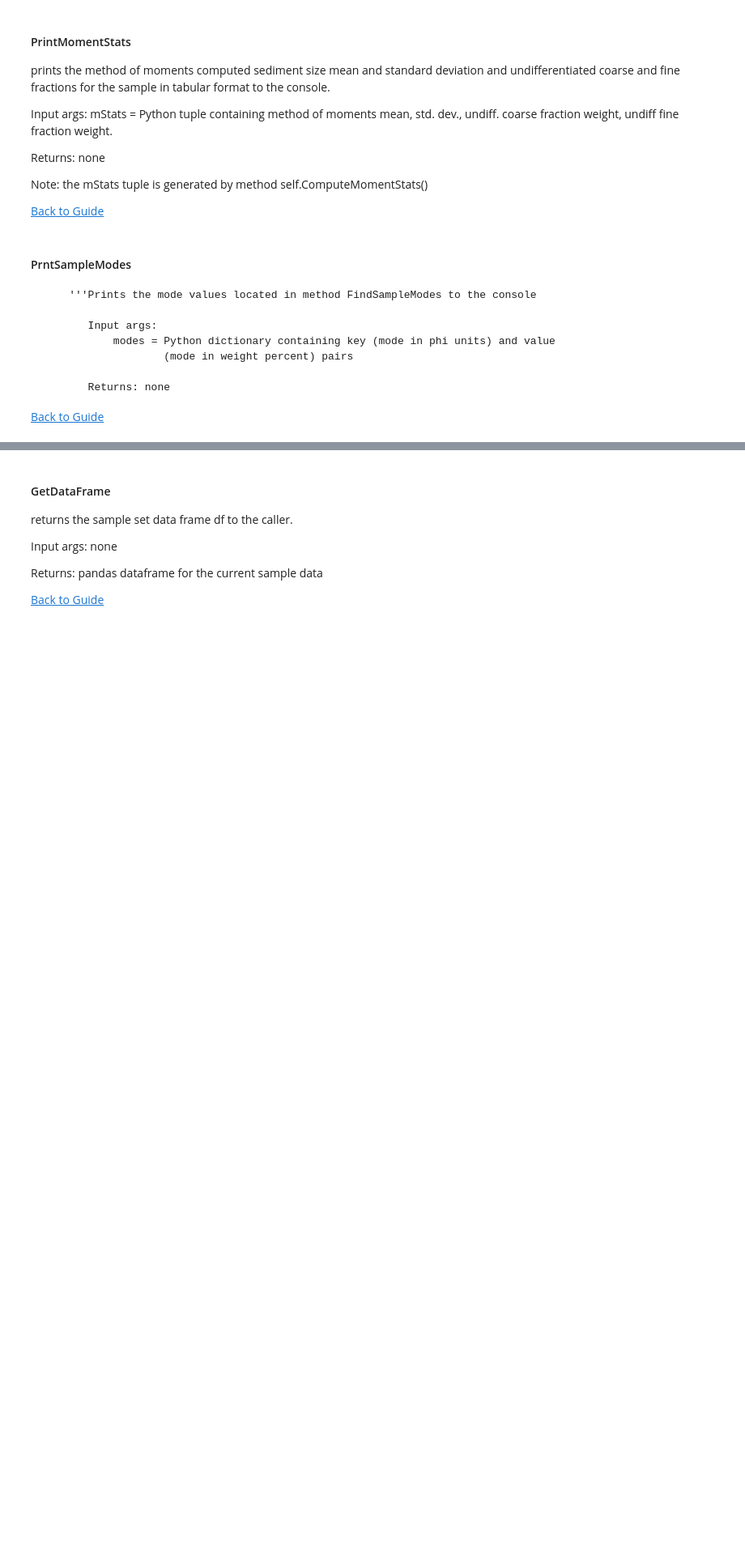
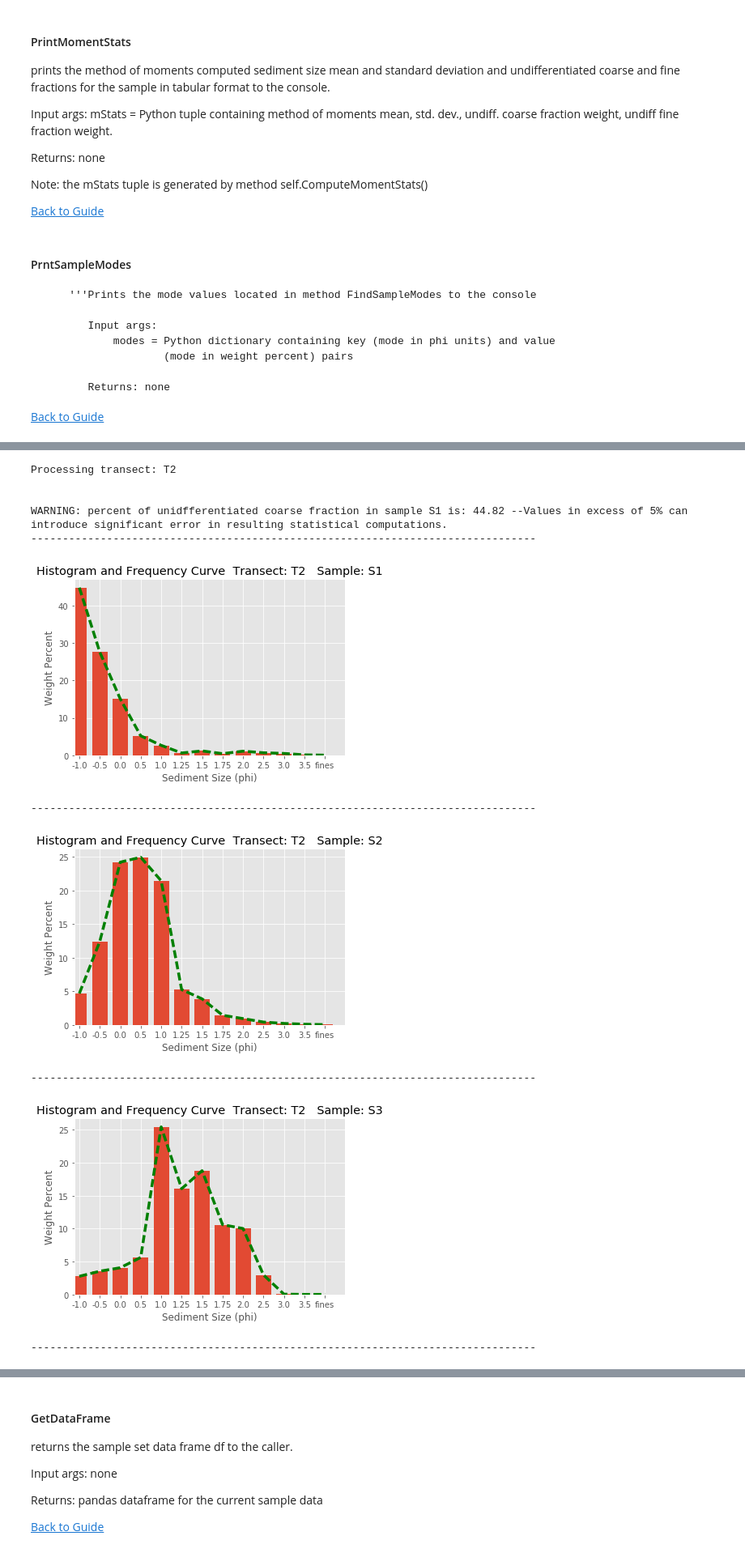
Before and after one commit to pjparis/pySSAS-python-Sediment-Size-Analysis-by-Sieve, a Jupyter notebook: SedimentSizeAnalysisbySieveNotebook.ipynb, the cells around one changed output, grey strips where cells are left out. Shown at 81% size. Saved outputs shown, nothing was run; the diff lists cells and outputs as text; code cells hidden in the pictures; blank space fills up the shorter version.

```diff
--- a/SedimentSizeAnalysisbySieveNotebook.ipynb
+++ b/SedimentSizeAnalysisbySieveNotebook.ipynb
@@ -608,0 +607,43 @@ Returns: none
+# %%
+### EXAMPLE: Calling method PLOTSampleWtPercents (for a single transect)
+
+# import prerequisites:
+import sys
+import pandas as pd
+
+# adding the sys.path variable to point to the SedSASClass.py file:
+sys.path.append('./')
+
+# import SedSAS class:
+import SedSASClass
+
+# user inputs:
+fp='./'
+fn='USFWS_t2.txt'
+delim=','
+samples=['S1','S2','S3','S4']
+scrns=[-1.0,-0.5,0.0,0.5,1.0,1.25,1.5,1.75,2.0,2.5,3.0,3.5,4.0]
+
+# read input file, create, populate, and wrangle data frame df:
+df = pd.read_csv(fp+fn)
+df=df.drop(['Pan Weight','Wet Sample Weight'], axis=1)
+
+trList=['T2']
+for tr in trList:
+    sc = SedSASClass.SedSAS(df, tr, samples, scrns)
+    D=sc.InterpolateQuantileValues()
+
+    for key, val in D.items():
+        sc.PLOTSampleWtPercents(key)   # mode defaults to 'plot to console'
+# %% [output]
+Processing transect: T2
+
+
+WARNING: percent of unidfferentiated coarse fraction in sample S1 is: 44.82 --Values in excess of 5% can introduce significant error in resulting statistical computations.
+--------------------------------------------------------------------------------
+[figure, added]
+--------------------------------------------------------------------------------
+[figure, added]
+--------------------------------------------------------------------------------
+[figure, added]
+--------------------------------------------------------------------------------
```
Also changed, not shown: parts of 11 cells of this notebook.
